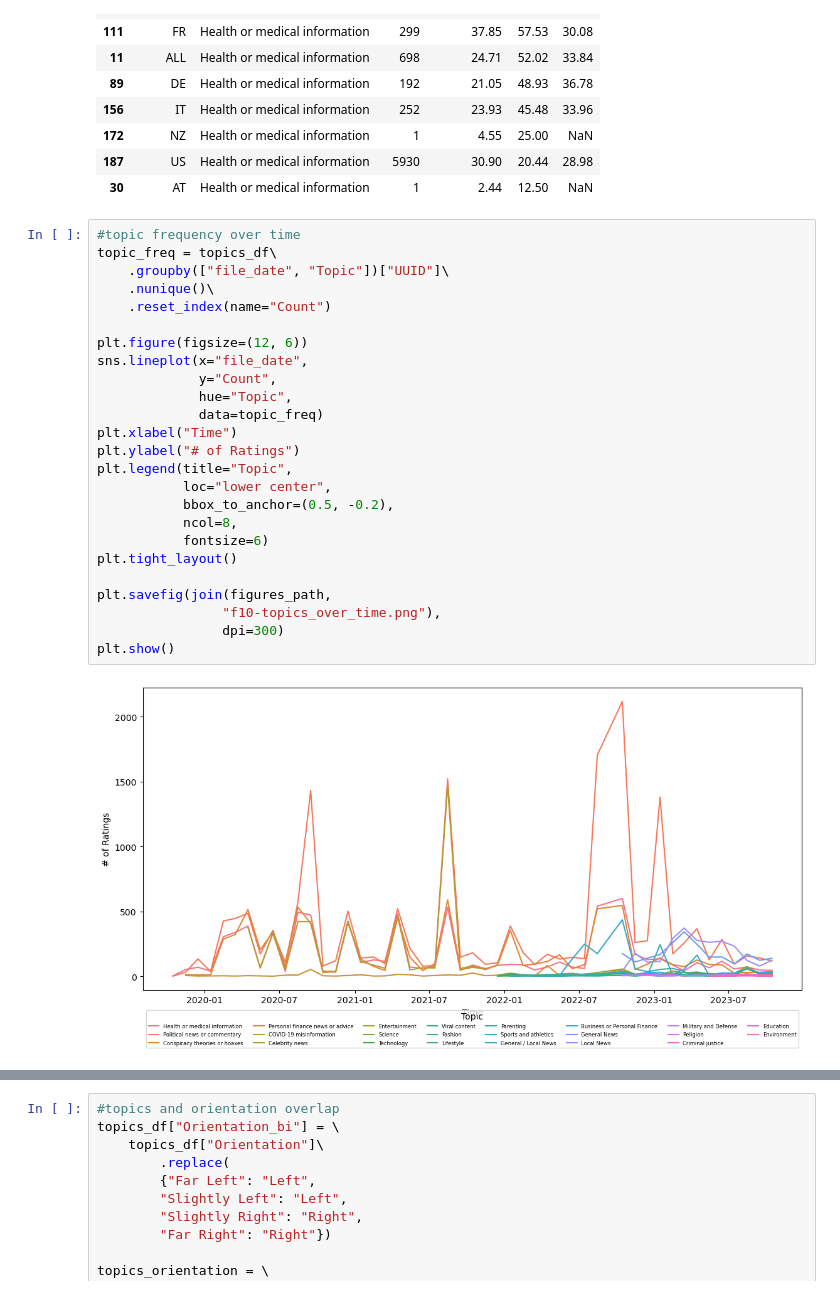
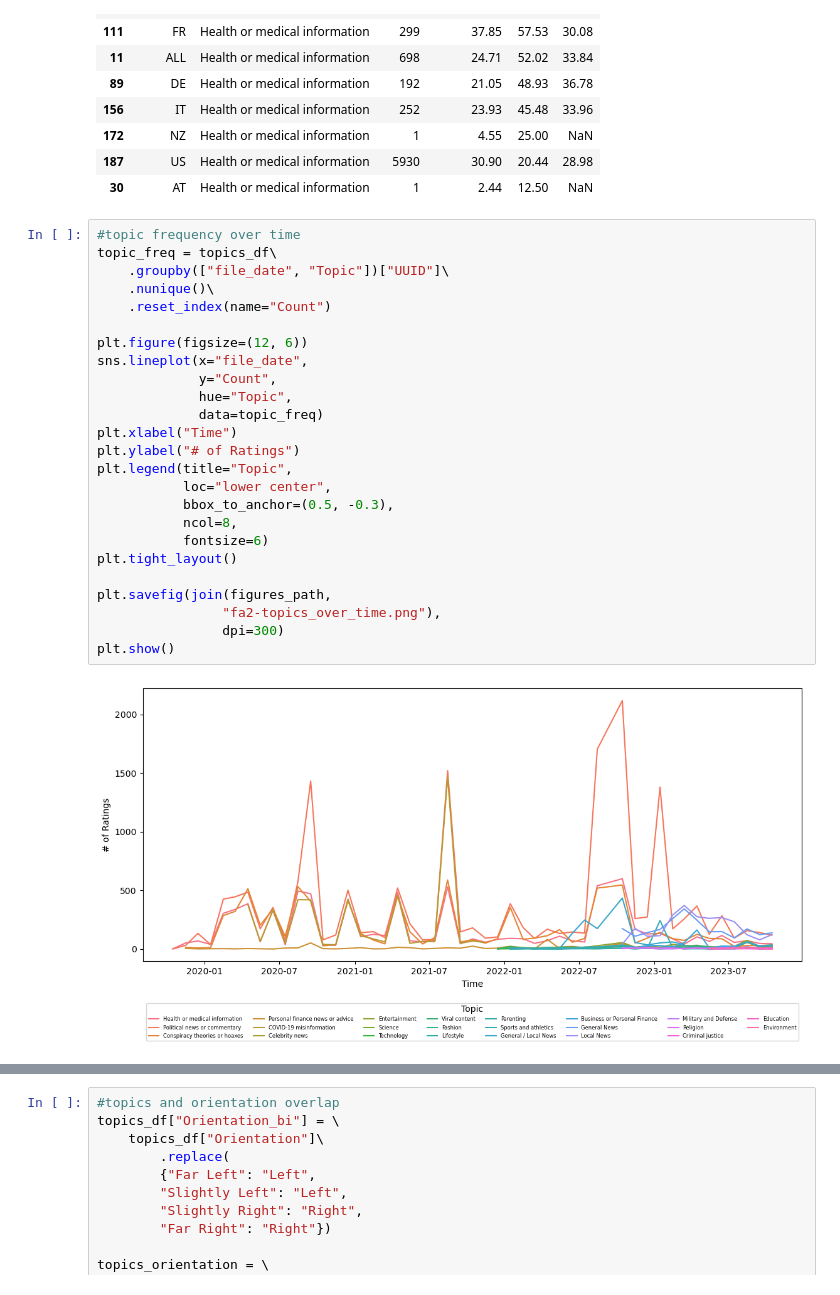
Before and after one commit to julaluehring/newsguard-review-analysis, a Jupyter notebook: 02-describe_newsguard.ipynb, the cells around one changed output, grey strips where cells are left out. Saved outputs shown, nothing was run; the diff lists cells and outputs as text.

```diff
--- a/02-describe_newsguard.ipynb
+++ b/02-describe_newsguard.ipynb
@@ -1962,27 +2023,27 @@ result_sorted[result_sorted["Topic"] == "Health or medical information"]\
 # %%
 #topic frequency over time
 topic_freq = topics_df\
     .groupby(["file_date", "Topic"])["UUID"]\
     .nunique()\
     .reset_index(name="Count")
 
 plt.figure(figsize=(12, 6))
 sns.lineplot(x="file_date",
              y="Count",
              hue="Topic",
              data=topic_freq)
 plt.xlabel("Time")
 plt.ylabel("# of Ratings")
 plt.legend(title="Topic",
            loc="lower center",
-           bbox_to_anchor=(0.5, -0.2),
+           bbox_to_anchor=(0.5, -0.3),
            ncol=8,
            fontsize=6)
 plt.tight_layout()
 
 plt.savefig(join(figures_path,
-                "f10-topics_over_time.png"),
+                "fa2-topics_over_time.png"),
                 dpi=300)
 plt.show()
 # %% [output]
-[figure, old version]
+[figure, new version]
```
Also changed, not shown: parts of 18 cells of this notebook.
